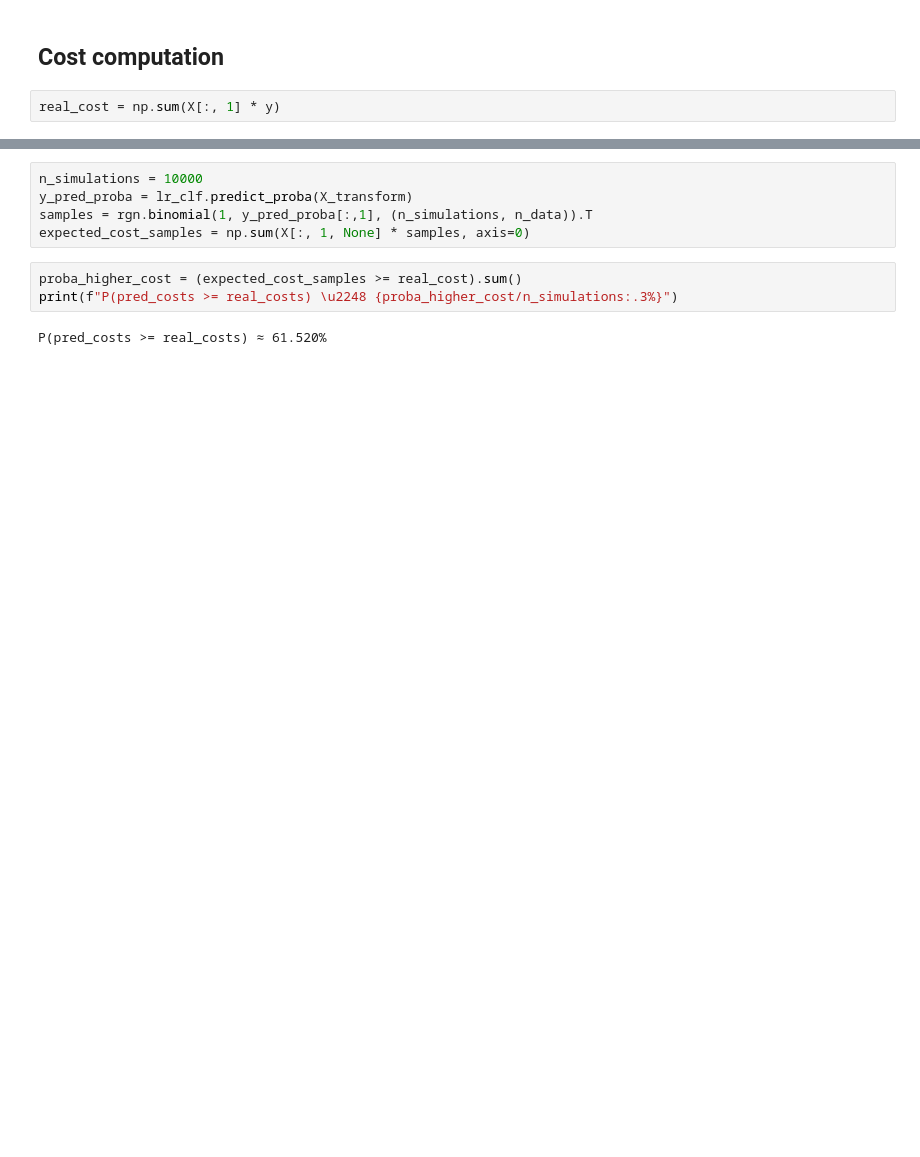
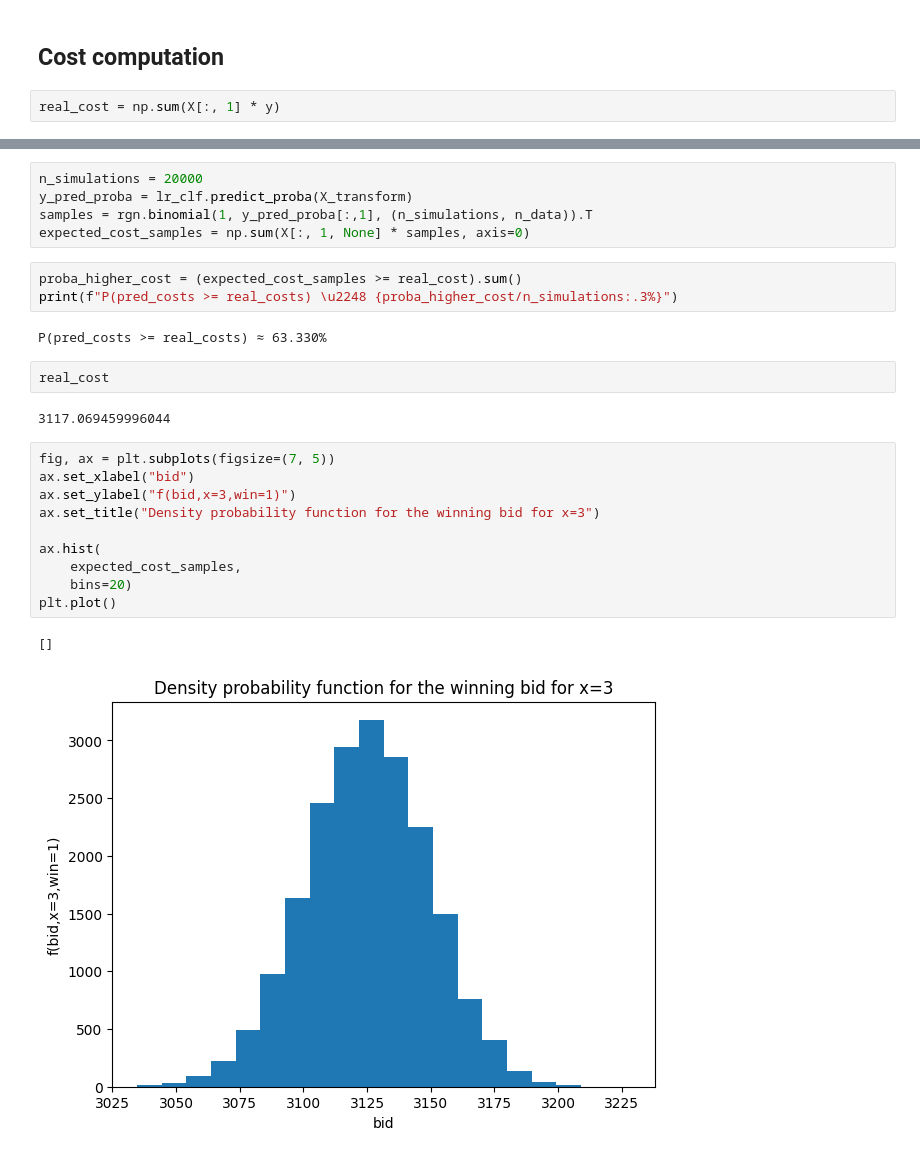
Before and after one commit to LoanSarazin/exercise_auction, a Jupyter notebook: investigation.ipynb, the cells around one changed output, grey strips where cells are left out. Cells and saved outputs as stored; diff of their text form; blank space fills up the shorter version.

```diff
--- a/investigation.ipynb
+++ b/investigation.ipynb
@@ -458,7 +468,7 @@ We then compute the costs for each sample, and compute how many of them are high
 
 The probability of having a higher cost is obtained using the law of the large numbers.
 # %%
-n_simulations = 10000
+n_simulations = 20000
 y_pred_proba = lr_clf.predict_proba(X_transform)
 samples = rgn.binomial(1, y_pred_proba[:,1], (n_simulations, n_data)).T
 expected_cost_samples = np.sum(X[:, 1, None] * samples, axis=0)
@@ -466,4 +476,21 @@ expected_cost_samples = np.sum(X[:, 1, None] * samples, axis=0)
 proba_higher_cost = (expected_cost_samples >= real_cost).sum()
 print(f"P(pred_costs >= real_costs) \u2248 {proba_higher_cost/n_simulations:.3%}")
 # %% [output]
-P(pred_costs >= real_costs) ≈ 61.520%
+P(pred_costs >= real_costs) ≈ 63.330%
+# %%
+real_cost
+# %% [output]
+3117.069459996044
+# %%
+fig, ax = plt.subplots(figsize=(7, 5))
+ax.set_xlabel("bid")
+ax.set_ylabel("f(bid,x=3,win=1)")
+ax.set_title("Density probability function for the winning bid for x=3")
+
+ax.hist(
+    expected_cost_samples,
+    bins=20)
+plt.plot()
+# %% [output]
+[]
+[figure, added]
```
Also changed, not shown: parts of 26 cells of this notebook.
